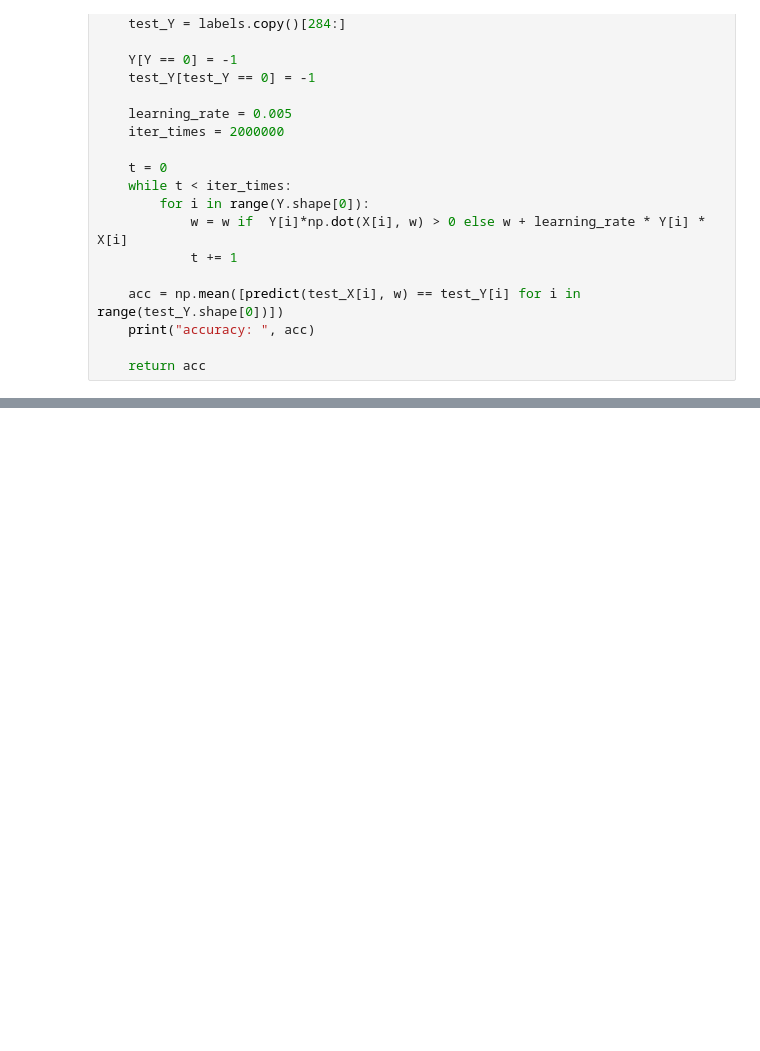
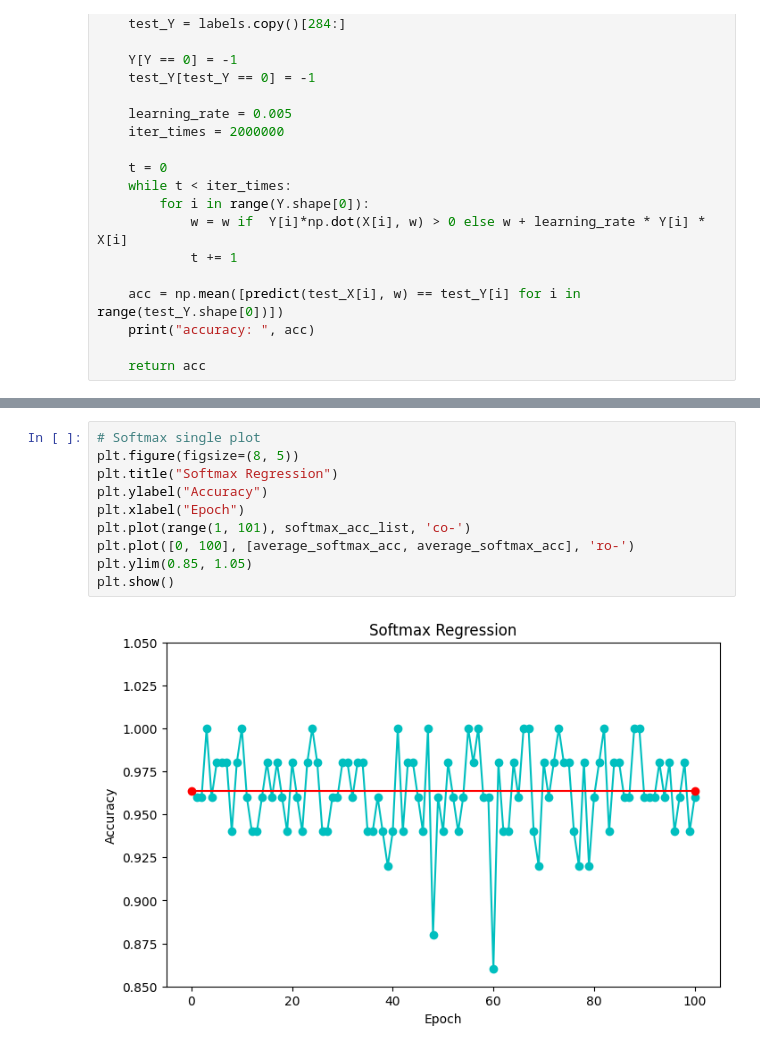
Before and after one commit to timedegree/Deep-Learning-Lab, a Jupyter notebook: Lab4-LM/main.ipynb, the cells around one changed output, grey strips where cells are left out. Saved outputs shown, nothing was run; the diff lists cells and outputs as text; blank space fills up the shorter version.

```diff
--- a/Lab4-LM/main.ipynb
+++ b/Lab4-LM/main.ipynb
@@ -149,0 +260,12 @@ print("Total accuracy: ", np.mean([perceptron_train() for _ in range(10)]))
+# %%
+# Softmax single plot
+plt.figure(figsize=(8, 5))
+plt.title("Softmax Regression")
+plt.ylabel("Accuracy")
+plt.xlabel("Epoch")
+plt.plot(range(1, 101), softmax_acc_list, 'co-')
+plt.plot([0, 100], [average_softmax_acc, average_softmax_acc], 'ro-')
+plt.ylim(0.85, 1.05)
+plt.show()
+# %% [output]
+[figure, added]
```
Also changed, not shown: parts of 6 cells of this notebook, 2 other files.
